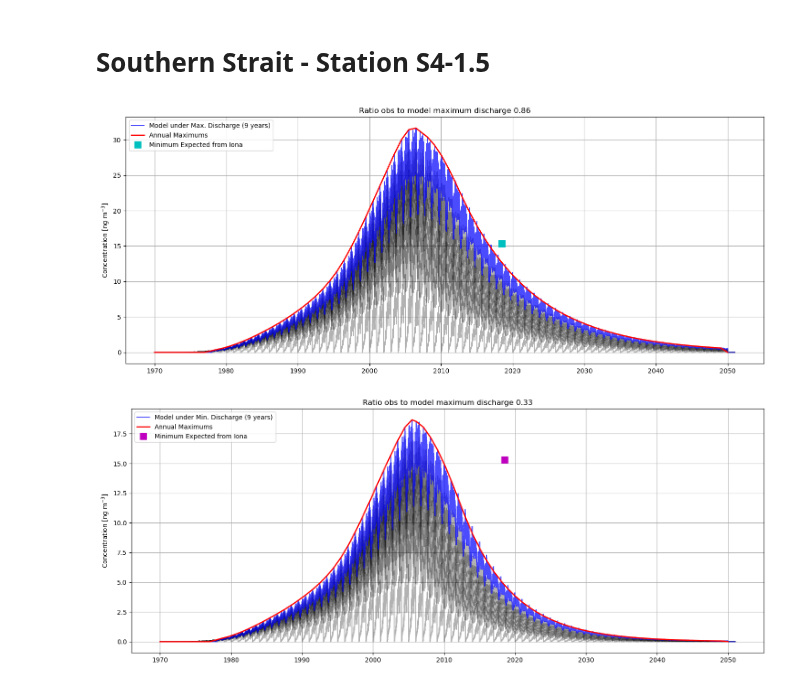
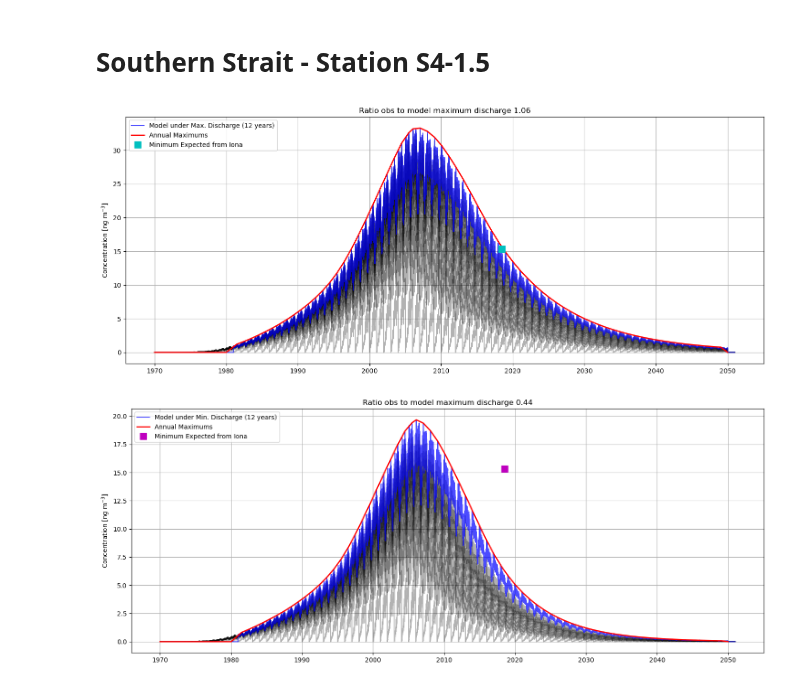
Before and after one commit to SalishSeaCast/analysis-vicente, a Jupyter notebook: Ocean_Parcels/PBDE_simulations/model_time_series_target.ipynb, the cells around one changed output. Drawn from its saved outputs; the diff is of its cells as text; code cells hidden in the pictures.

```diff
--- a/Ocean_Parcels/PBDE_simulations/model_time_series_target.ipynb
+++ b/Ocean_Parcels/PBDE_simulations/model_time_series_target.ipynb
@@ -23,2 +26,4 @@ file_year9 = '/home/vvalenzuela/MOAD/Ocean_Parcels/Results_Final_Versions/Versio
+# %%
+max_year = 2050
 # %%
 output = pd.read_excel('/ocean/vvalenzuela/MOAD/analysis-vicente/Ocean_Parcels/PBDE_simulations/Data_BDE_99_Min_Best_Max.xlsx')
@@ -51,6 +71,9 @@ year6 = xr.open_dataset(file_year6)
 year7 = xr.open_dataset(file_year7)
 year8 = xr.open_dataset(file_year8)
 year9 = xr.open_dataset(file_year9)
+year10 = xr.open_dataset(file_year10)
+year11 = xr.open_dataset(file_year11)
+year12 = xr.open_dataset(file_year12)
 # %%
 def pad_year(year, conversion, ts_full_yr1):
     ts_full_yeard = (year.status == 2).sum(axis=0) * conversion
@@ -70,6 +93,9 @@ ts_full_yr6 = pad_year(year6, conversion, ts_full_yr1)
 ts_full_yr7 = pad_year(year7, conversion, ts_full_yr1)
 ts_full_yr8 = pad_year(year8, conversion, ts_full_yr1)
 ts_full_yr9 = pad_year(year9, conversion, ts_full_yr1)
+ts_full_yr10 = pad_year(year10, conversion, ts_full_yr1)
+ts_full_yr11 = pad_year(year11, conversion, ts_full_yr1)
+ts_full_yr12 = pad_year(year12, conversion, ts_full_yr1)
 # %%
 fig, ax = plt.subplots(1, 1)
 ts_full_yr1.plot(ax=ax, alpha=0.5);
@@ -221,5 +270,8 @@ tseries_y6 = get_total_timeseries_optimized(file_year6, polygon_lon_lat_S1)['Tot
 tseries_y7 = get_total_timeseries_optimized(file_year7, polygon_lon_lat_S1)['Total_Count'].values
 tseries_y8 = get_total_timeseries_optimized(file_year8, polygon_lon_lat_S1)['Total_Count'].values
 tseries_y9 = get_total_timeseries_optimized(file_year9, polygon_lon_lat_S1)['Total_Count'].values
+tseries_y10 = get_total_timeseries_optimized(file_year10, polygon_lon_lat_S1)['Total_Count'].values
+tseries_y11 = get_total_timeseries_optimized(file_year11, polygon_lon_lat_S1)['Total_Count'].values
+tseries_y12 = get_total_timeseries_optimized(file_year12, polygon_lon_lat_S1)['Total_Count'].values
 # %%
 one_year = 365 * 4
@@ -270,45 +338,46 @@ for year in range(1978, 2050):
 # %%
-max_arrays = [zero_values_max, one_values_max, two_values_max, three_values_max, four_values_max, five_values_max, six_values_max, seven_values_max, eight_values_max]
+max_arrays = [zero_values_max, one_values_max, two_values_max, three_values_max, four_values_max, five_values_max,
+              six_values_max, seven_values_max, eight_values_max, nine_values_max, ten_values_max, eleven_values_max]
 
 fig, ax = plt.subplots(figsize=(18, 7))
-time_array = np.arange(1970, 2051, 1/(4*365))
+time_array = np.arange(1970, max_year+1, 1/(4*365))
 
-for i in range(0, 7):
+for i in range(0, 11):
     ax.plot(time_array, max_arrays[i]*1e12, 'k', alpha=.3)
 
-ax.plot(time_array, eight_values_max*1e12, 'b', alpha = .7, label='Model under Max. Discharge (9 years)')
+ax.plot(time_array, eleven_values_max*1e12, 'b', alpha = .7, label='Model under Max. Discharge (12 years)')
 
 points_per_year = 4 * 365
 x_peaks = []
 y_peaks = []
 
-for year in range(1970, 2051):
+for year in range(1970, max_year+1):
     start_idx = (year - 1970) * points_per_year
     end_idx = (year - 1970 + 1) * points_per_year
 
-    year_data = (eight_values_max * 1e12)[start_idx:end_idx]
+    year_data = (eleven_values_max * 1e12)[start_idx:end_idx]
 
     if len(year_data) > 0:
         max_val = np.max(year_data)
         max_idx = start_idx + np.argmax(year_data)
         max_time = time_array[max_idx]
 
         x_peaks.append(max_time)
         y_peaks.append(max_val)
 
 ax.plot(x_peaks, y_peaks, 'r', linewidth=2, label='Annual Maximums')
 
 ax.plot([2018.5], [(70.2-31.9)/2.5], 'sc', markersize=10, label='Minimum Expected from Iona')
 
 ax.set_ylabel('Concentration [ng m$^{-3}$]')
 ax.legend(loc='upper left')
 
-ratio_val = eight_values_max[(2018-1970)*4*365:(2019-1970)*4*365].max()*1e12/((70.2-31.9)/2.5)
+ratio_val = eleven_values_max[(2018-1970)*4*365:(2019-1970)*4*365].max()*1e12/((70.2-31.9)/2.5)
 ax.set_title(f'Ratio obs to model maximum discharge {ratio_val:.2f}')
 ax.grid()
 
 plt.show()
 # %% [output]
-[figure, old version]
+[figure, new version]
 # %%
 one_year = 365 * 4
@@ -359,23 +444,24 @@ for year in range(1978, 2050):
 # %%
-min_arrays = [zero_values_min, one_values_min, two_values_min, three_values_min, four_values_min, five_values_min, six_values_min, seven_values_min, eight_values_min]
+min_arrays = [zero_values_min, one_values_min, two_values_min, three_values_min, four_values_min,
+              five_values_min, six_values_min, seven_values_min, eight_values_min, nine_values_min, ten_values_min, eleven_values_min]
 
 fig, ax = plt.subplots(figsize=(18, 7))
-time_array = np.arange(1970, 2051, 1/(4*365))
+time_array = np.arange(1970, max_year+1, 1/(4*365))
 
-for i in range(0, 7):
+for i in range(0, 9):
     ax.plot(time_array, min_arrays[i]*1e12, 'k', alpha=.3)
 
-ax.plot(time_array, eight_values_min*1e12, 'b', alpha = .7, label='Model under Min. Discharge (9 years)')
+ax.plot(time_array, eleven_values_min*1e12, 'b', alpha = .7, label='Model under Min. Discharge (12 years)')
 
 points_per_year = 4 * 365
 x_peaks = []
 y_peaks = []
 
-for year in range(1970, 2051):
+for year in range(1970, max_year+1):
     start_idx = (year - 1970) * points_per_year
     end_idx = (year - 1970 + 1) * points_per_year
 
-    year_data = (eight_values_min * 1e12)[start_idx:end_idx]
+    year_data = (eleven_values_min * 1e12)[start_idx:end_idx]
 
     if len(year_data) > 0:
         max_val = np.max(year_data)
@@ -392,10 +478,10 @@ ax.plot([2018.5], [(70.2-31.9)/2.5], 'sm', markersize=10, label='Minimum Expecte
 ax.set_ylabel('Concentration [ng m$^{-3}$]')
 ax.legend(loc='upper left')
 
-ratio_val = eight_values_min[(2018-1970)*4*365:(2019-1970)*4*365].max()*1e12/((70.2-31.9)/2.5)
+ratio_val = eleven_values_min[(2018-1970)*4*365:(2019-1970)*4*365].max()*1e12/((70.2-31.9)/2.5)
 ax.set_title(f'Ratio obs to model maximum discharge {ratio_val:.2f}')
 ax.grid()
 
 plt.show()
 # %% [output]
-[figure, old version]
+[figure, new version]
```
Also changed, not shown: parts of 9 cells of this notebook, 14 other files.
